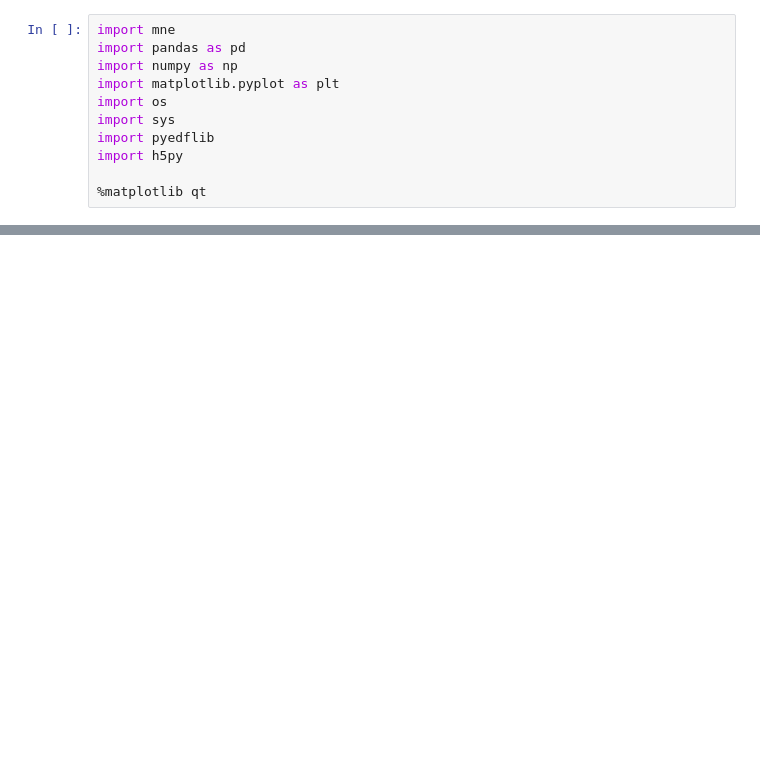
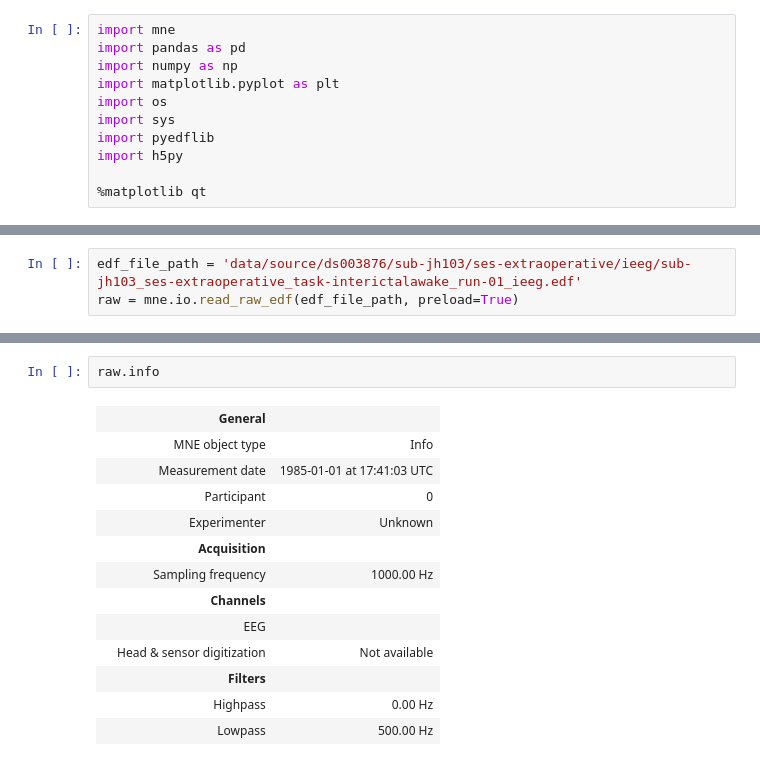
Before and after one commit to n-sinha/ieeg-atlas-data-curator, a Jupyter notebook: edf_workbook.ipynb, the cells around one changed output, grey strips where cells are left out. Saved outputs shown, nothing was run; the diff lists cells and outputs as text; blank space fills up the shorter version.

```diff
--- a/edf_workbook.ipynb
+++ b/edf_workbook.ipynb
@@ -203,0 +238,3 @@ KeyboardInterrupt:
+# %%
+edf_file_path = 'data/source/ds003876/sub-jh103/ses-extraoperative/ieeg/sub-jh103_ses-extraoperative_task-interictalawake_run-01_ieeg.edf'
+raw = mne.io.read_raw_edf(edf_file_path, preload=True)
@@ -203,0 +247,16 @@ KeyboardInterrupt:
+# %%
+raw.info
+# %% [output]
+|  | General |  |
+|  | MNE object type | Info |
+|  | Measurement date | 1985-01-01 at 17:41:03 UTC |
+|  | Participant | 0 |
+|  | Experimenter | Unknown |
+|  | Acquisition |  |
+|  | Sampling frequency | 1000.00 Hz |
+|  | Channels |  |
+|  | EEG |  |
+|  | Head & sensor digitization | Not available |
+|  | Filters |  |
+|  | Highpass | 0.00 Hz |
+|  | Lowpass | 500.00 Hz |
```
Also changed, not shown: parts of 3 cells of this notebook, 2 other files.
